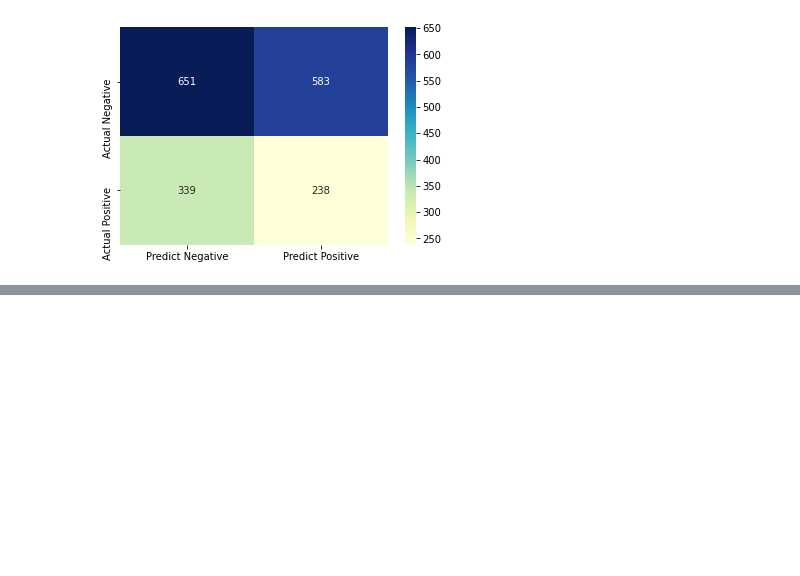
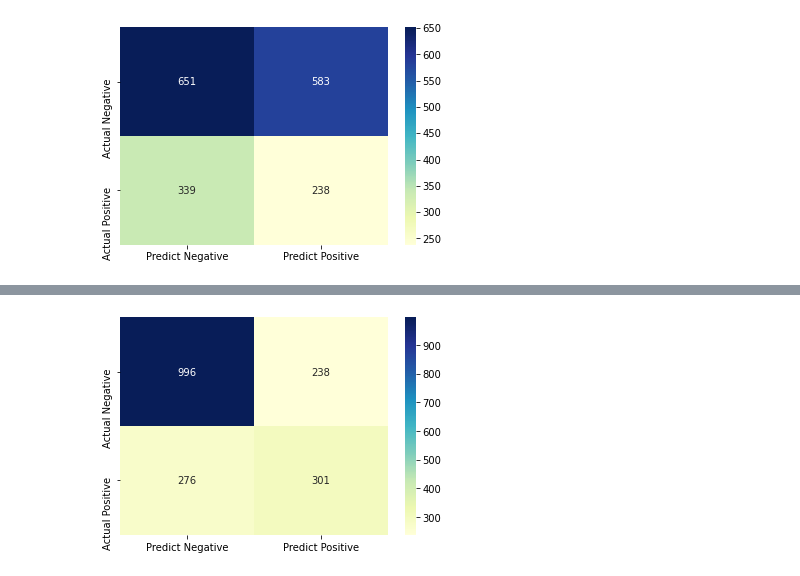
Before and after one commit to NewLuminous/Zalo-Vietnamese-Wiki-QA, a Jupyter notebook: train.ipynb, the cells around one changed output, grey strips where cells are left out. Drawn from its saved outputs; the diff is of its cells as text; code cells hidden in the pictures; blank space fills up the shorter version.

Commit message:
[ADD]:navie bayes

```diff
--- a/train.ipynb
+++ b/train.ipynb
@@ -46,8 +48,3 @@ from sklearn.model_selection import train_test_split
 X = zalo_data.drop(columns=['label'])
 y = zalo_data['label']
 X_train, X_test, y_train, y_test = train_test_split(X, y, test_size = 0.1, random_state=42)
-# %%
-extra_data = data_loading.load(['mailong25', 'facebook', 'squad'])
-X_train = X_train.append(extra_data.drop(columns=['label']))
-y_train = y_train.append(extra_data['label'])
-extra_data
@@ -269,0 +255,4 @@ evaluation.plot_confusion_matrix(y_test, y_pred)
+# %%
+model = modeling.get_model('navie-bayes')(vectorizer='bow-ngram')
+# %%
+model.fit(X_train, y_train)
@@ -269,0 +261,2 @@ evaluation.plot_confusion_matrix(y_test, y_pred)
+# %%
+y_pred = model.predict(X_test)
@@ -269,0 +277,4 @@ evaluation.plot_confusion_matrix(y_test, y_pred)
+# %%
+evaluation.plot_confusion_matrix(y_test, y_pred)
+# %% [output]
+[figure, added]
```
Also changed, not shown: parts of 5 cells of this notebook, 2 other files.
